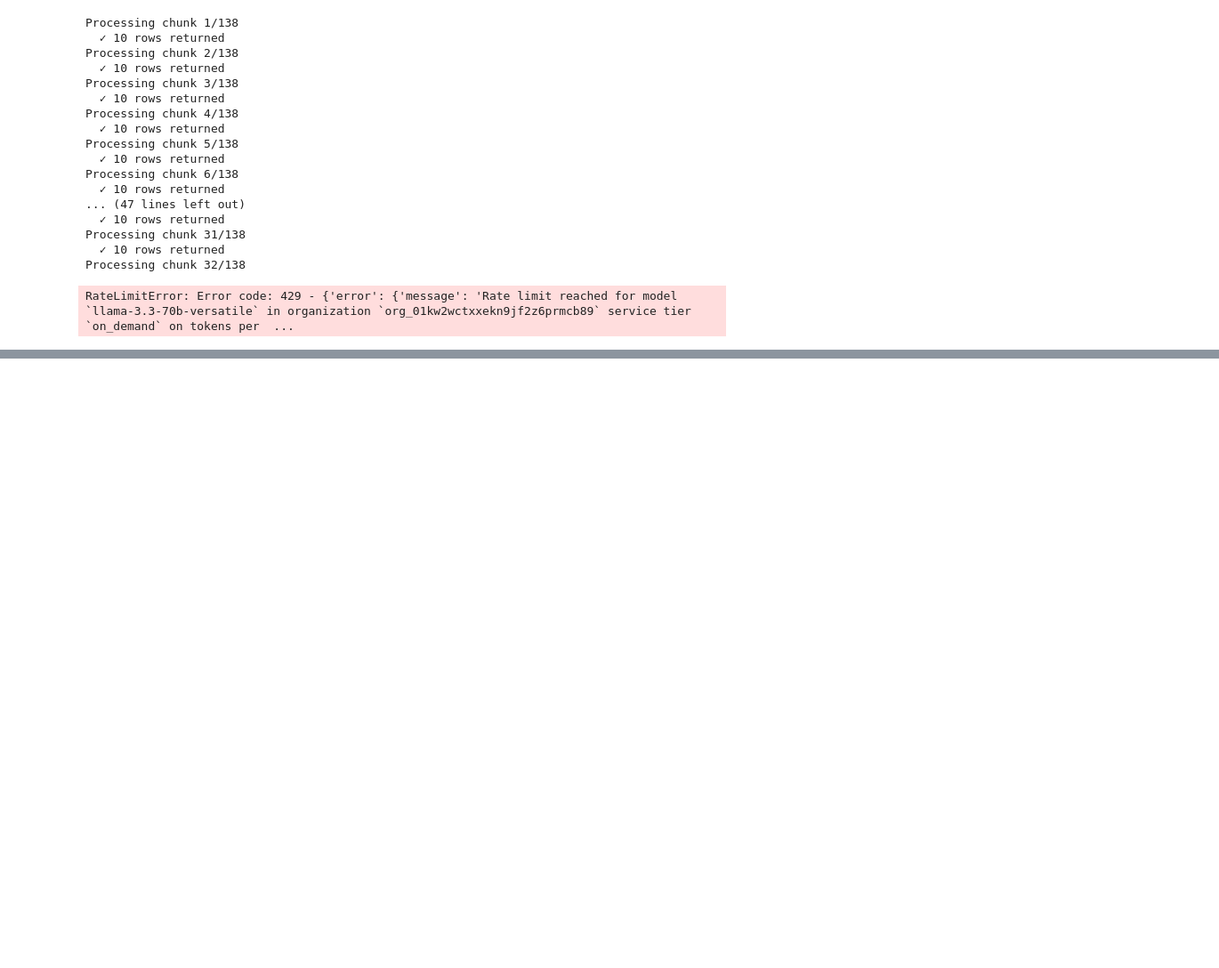
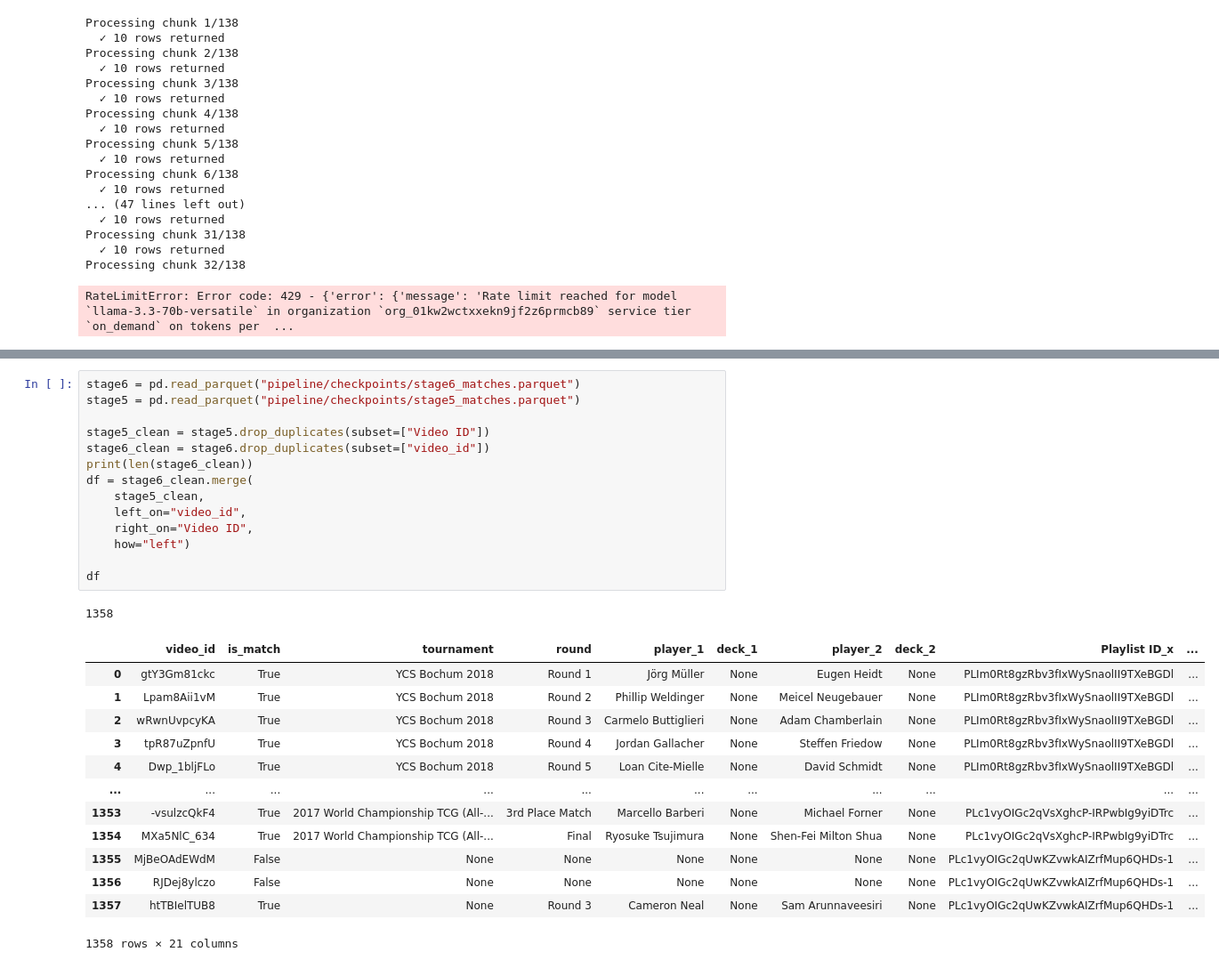
Before and after one commit to JackLikesHotpot/ygo-replay-archive, a Jupyter notebook: parquet_load.ipynb, the cells around one changed output, grey strips where cells are left out. Shown at 89% size. Drawn from its saved outputs; the diff is of its cells as text; blank space fills up the shorter version.

```diff
--- a/parquet_load.ipynb
+++ b/parquet_load.ipynb
@@ -397,0 +483,29 @@ results_df
+# %%
+stage6 = pd.read_parquet("pipeline/checkpoints/stage6_matches.parquet")
+stage5 = pd.read_parquet("pipeline/checkpoints/stage5_matches.parquet")
+
+stage5_clean = stage5.drop_duplicates(subset=["Video ID"])
+stage6_clean = stage6.drop_duplicates(subset=["video_id"])
+print(len(stage6_clean))
+df = stage6_clean.merge(
+    stage5_clean,
+    left_on="video_id",
+    right_on="Video ID",
+    how="left")
+
+df
+# %% [output]
+1358
+|  | video_id | is_match | tournament | round | player_1 | deck_1 | player_2 | deck_2 | Playlist ID_x | ... |
+| 0 | gtY3Gm81ckc | True | YCS Bochum 2018 | Round 1 | Jörg Müller | None | Eugen Heidt | None | PLIm0Rt8gzRbv3fIxWySnaolII9TXeBGDl | ... |
+| 1 | Lpam8Aii1vM | True | YCS Bochum 2018 | Round 2 | Phillip Weldinger | None | Meicel Neugebauer | None | PLIm0Rt8gzRbv3fIxWySnaolII9TXeBGDl | ... |
+| 2 | wRwnUvpcyKA | True | YCS Bochum 2018 | Round 3 | Carmelo Buttiglieri | None | Adam Chamberlain | None | PLIm0Rt8gzRbv3fIxWySnaolII9TXeBGDl | ... |
+| 3 | tpR87uZpnfU | True | YCS Bochum 2018 | Round 4 | Jordan Gallacher | None | Steffen Friedow | None | PLIm0Rt8gzRbv3fIxWySnaolII9TXeBGDl | ... |
+| 4 | Dwp_1bljFLo | True | YCS Bochum 2018 | Round 5 | Loan Cite-Mielle | None | David Schmidt | None | PLIm0Rt8gzRbv3fIxWySnaolII9TXeBGDl | ... |
+| ... | ... | ... | ... | ... | ... | ... | ... | ... | ... | ... |
+| 1353 | -vsulzcQkF4 | True | 2017 World Championship TCG (All-... | 3rd Place Match | Marcello Barberi | None | Michael Forner | None | PLc1vyOIGc2qVsXghcP-IRPwbIg9yiDTrc | ... |
+| 1354 | MXa5NlC_634 | True | 2017 World Championship TCG (All-... | Final | Ryosuke Tsujimura | None | Shen-Fei Milton Shua | None | PLc1vyOIGc2qVsXghcP-IRPwbIg9yiDTrc | ... |
+| 1355 | MjBeOAdEWdM | False | None | None | None | None | None | None | PLc1vyOIGc2qUwKZvwkAIZrfMup6QHDs-1 | ... |
+| 1356 | RJDej8ylczo | False | None | None | None | None | None | None | PLc1vyOIGc2qUwKZvwkAIZrfMup6QHDs-1 | ... |
+| 1357 | htTBIelTUB8 | True | None | Round 3 | Cameron Neal | None | Sam Arunnaveesiri | None | PLc1vyOIGc2qUwKZvwkAIZrfMup6QHDs-1 | ... |
+1358 rows × 21 columns
```
Also changed, not shown: parts of 13 cells of this notebook.
